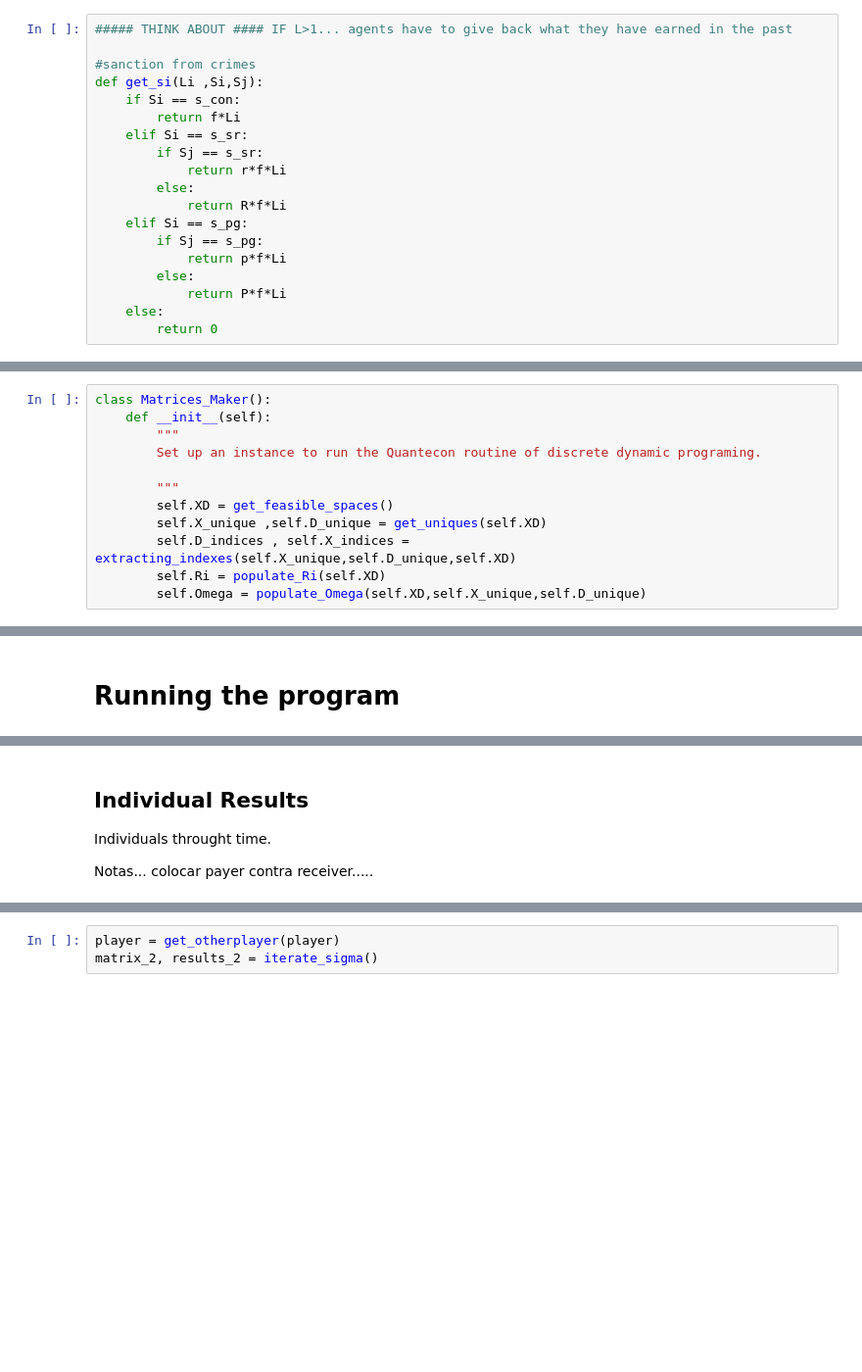
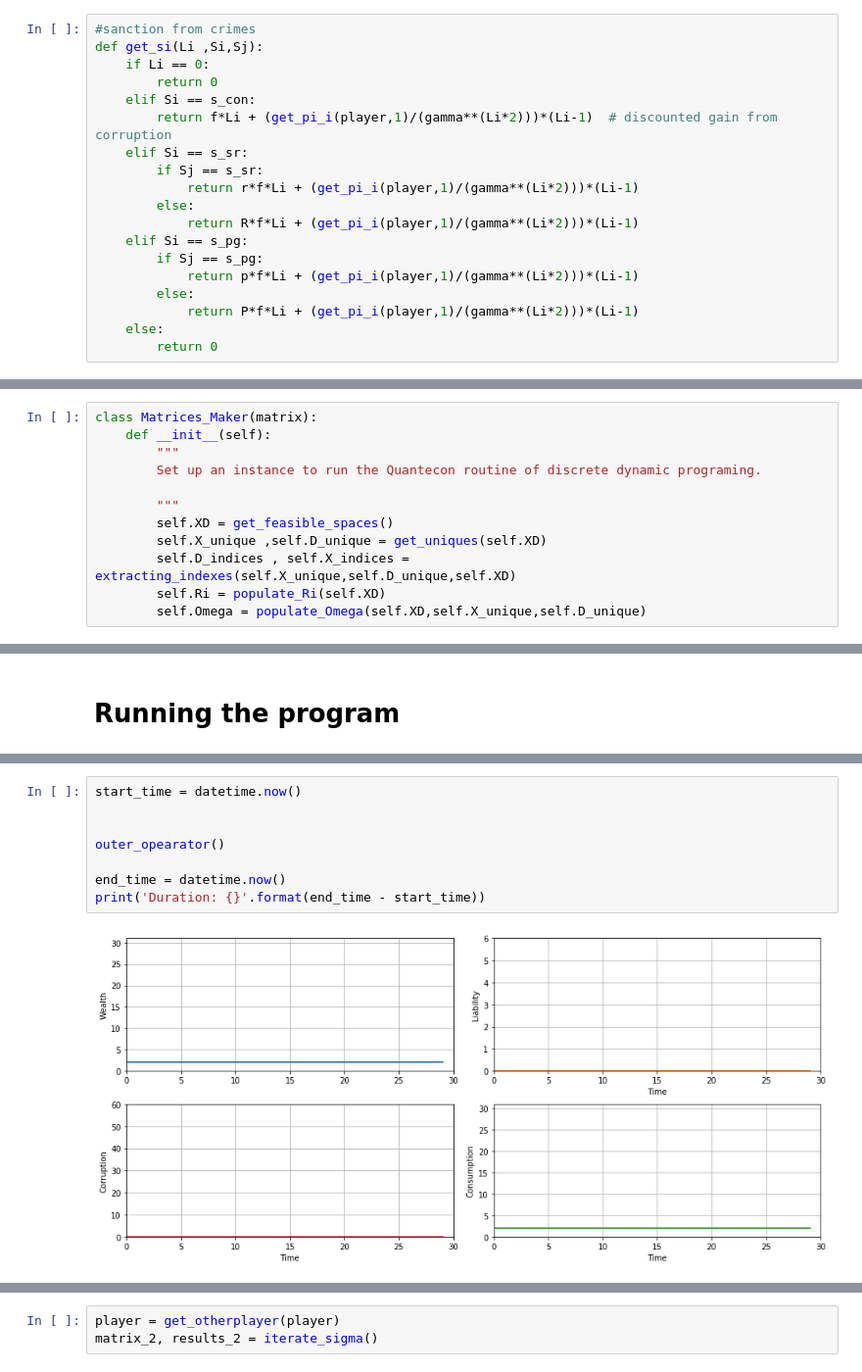
Before and after one commit to caxaxa/Corruption_Game, a Jupyter notebook: Corruption_game_leniency_and_non_trial_resolutions.ipynb, the cells around one changed output, grey strips where cells are left out. Shown at 98% size. Drawn from its saved outputs; the diff is of its cells as text; blank space fills up the shorter version.

```diff
--- a/Corruption_game_leniency_and_non_trial_resolutions.ipynb
+++ b/Corruption_game_leniency_and_non_trial_resolutions.ipynb
@@ -311,22 +311,22 @@ If agents, decide do self-report their misconducts after being detected they rec
 
 The reduction is $P$ if they unilaterealy report, or $p$ if they report together.
 # %%
-##### THINK ABOUT #### IF L>1... agents have to give back what they have earned in the past
-
 #sanction from crimes
 def get_si(Li ,Si,Sj):
-    if Si == s_con:
-        return f*Li
+    if Li == 0:
+        return 0
+    elif Si == s_con:
+        return f*Li + (get_pi_i(player,1)/(gamma**(Li*2)))*(Li-1)  # discounted gain from corruption
     elif Si == s_sr:
         if Sj == s_sr:
-            return r*f*Li
+            return r*f*Li + (get_pi_i(player,1)/(gamma**(Li*2)))*(Li-1)
         else:
-            return R*f*Li
+            return R*f*Li + (get_pi_i(player,1)/(gamma**(Li*2)))*(Li-1)
     elif Si == s_pg:
         if Sj == s_pg:
-            return p*f*Li
+            return p*f*Li + (get_pi_i(player,1)/(gamma**(Li*2)))*(Li-1)
         else:
-            return P*f*Li
+            return P*f*Li + (get_pi_i(player,1)/(gamma**(Li*2)))*(Li-1)
     else:
         return 0
 # %% [markdown]
@@ -1124,7 +1124,7 @@ For the Outer Algo, we create a class that computes all the steps above.
 If we do not pass a policy $\sigma$, the class returns the $R$ and $\Omega$ matrices from a greedy 'other player' policy (as well as the state and action indices (X_indices and D_indices).
 However, if a policy $\sigma$ is passed, than the best policy from 'other player' is calculated based in the policy.
 # %%
-class Matrices_Maker():
+class Matrices_Maker(matrix):
     def __init__(self):
         """
         Set up an instance to run the Quantecon routine of discrete dynamic programing.
@@ -1287,6 +1256,10 @@ KeyboardInterrupt:
-# %% [markdown]
-## Individual Results
-
-Individuals throught time.
-
-Notas... colocar payer contra receiver.....
+# %%
+start_time = datetime.now()
+
+
+outer_opearator()
+
+end_time = datetime.now()
+print('Duration: {}'.format(end_time - start_time))
+# %% [output]
+[figure, added]
```
Also changed, not shown: parts of 13 cells of this notebook, 1 other file.
